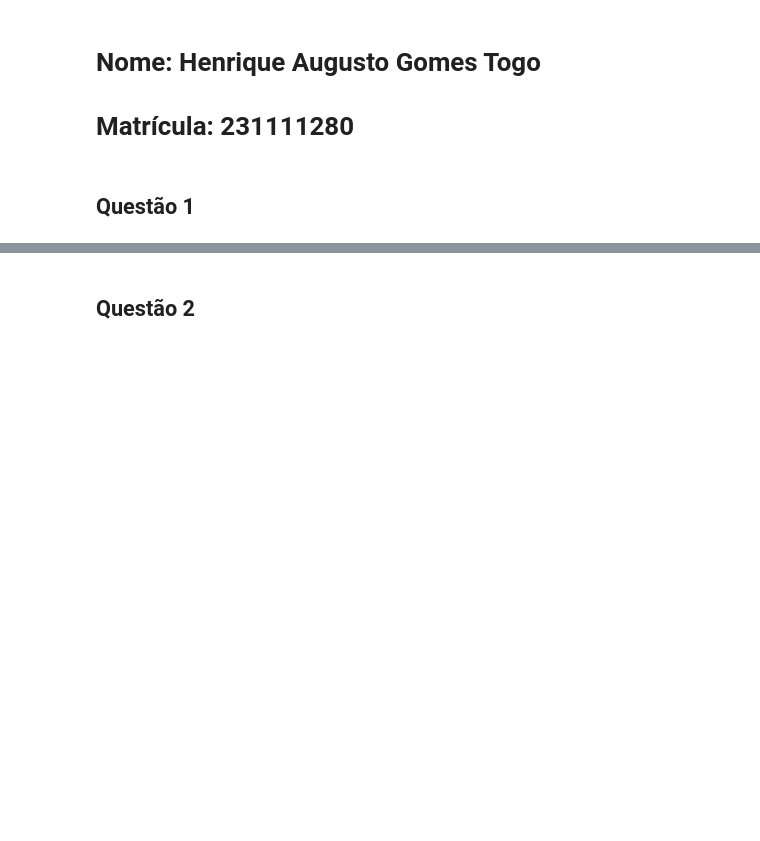
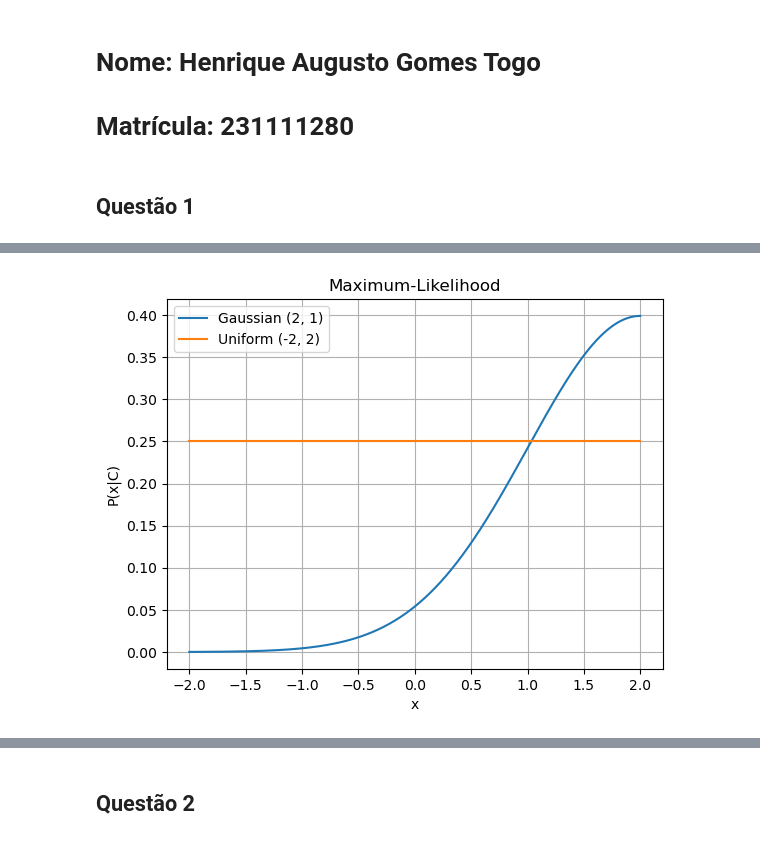
Before and after one commit to HenriqueTogo/machine-learning, a Jupyter notebook: Lista02/lista_02_231111280.ipynb, the cells around one changed output, grey strips where cells are left out. Saved outputs shown, nothing was run; the diff lists cells and outputs as text; code cells hidden in the pictures; blank space fills up the shorter version.

```diff
--- a/Lista02/lista_02_231111280.ipynb
+++ b/Lista02/lista_02_231111280.ipynb
@@ -51,0 +54,11 @@ plt.show()
+# %%
+plt.plot(x, gauss_x)
+plt.plot(x, uniform_x)
+plt.grid('on')
+plt.title('Maximum-Likelihood')
+plt.xlabel('x')
+plt.ylabel('P(x|C)')
+plt.legend(['Gaussian (2, 1)', 'Uniform (-2, 2)'])
+plt.show()
+# %% [output]
+[figure, added]
```
Also changed, not shown: parts of 4 cells of this notebook.
